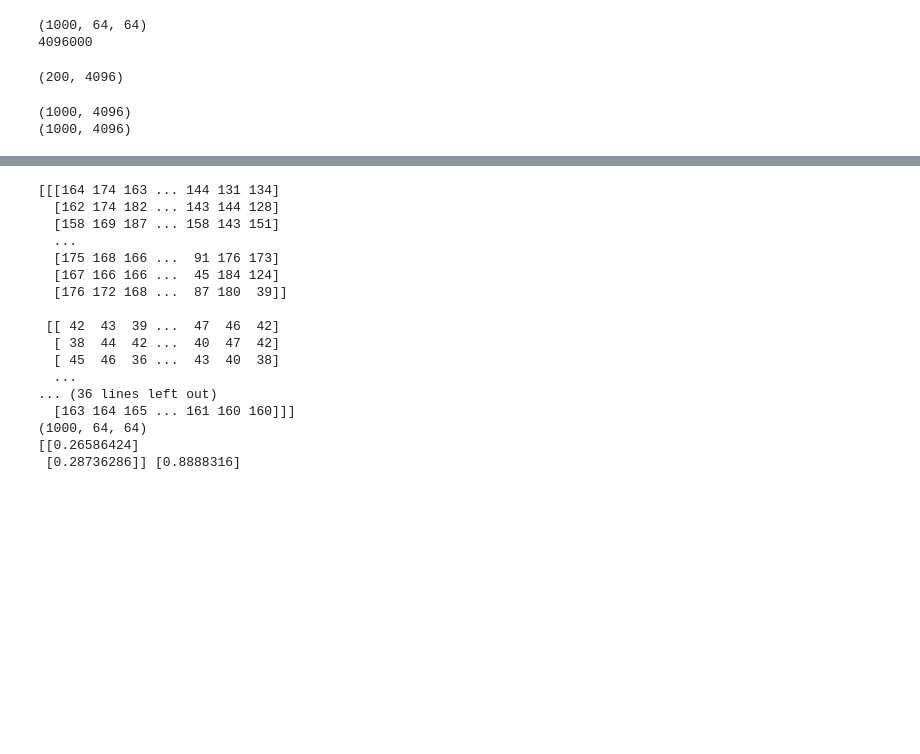
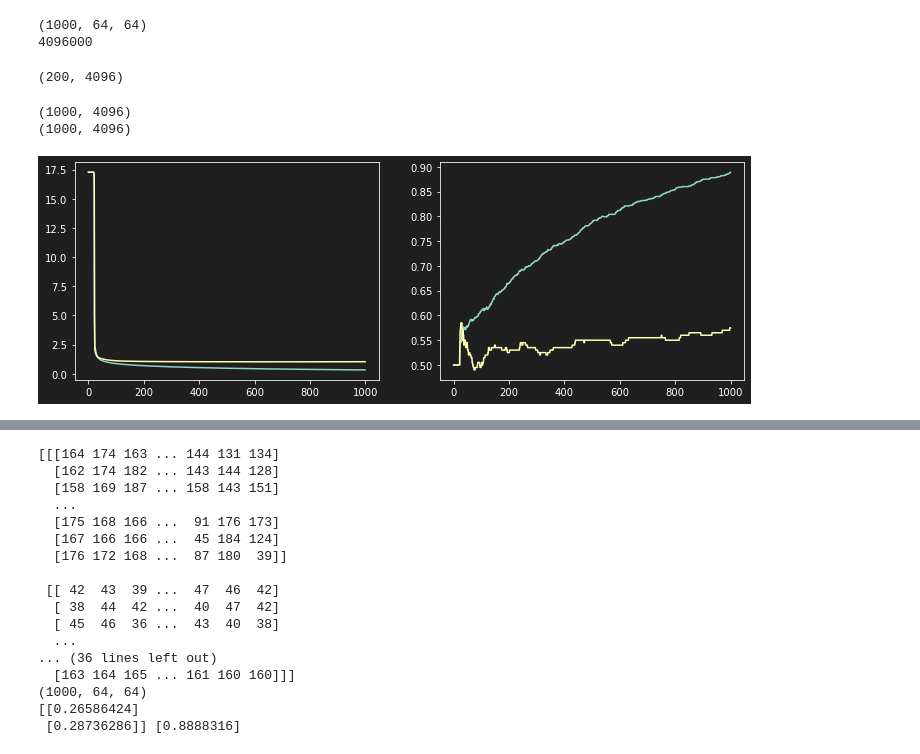
Before and after one commit to ichiro10/DeepLearning_Image_Recognition_Dogs_vs_Cats, a Jupyter notebook: ArtificialNeuron.ipynb, the cells around one changed output, grey strips where cells are left out. Cells and saved outputs as stored; diff of their text form; code cells hidden in the pictures; blank space fills up the shorter version.

```diff
--- a/ArtificialNeuron.ipynb
+++ b/ArtificialNeuron.ipynb
@@ -215,16 +258,20 @@ print(64*64*1000)
 # %%
 X_trainreshaped = X_train.reshape(X_train.shape[0],-1)
 X_train_normalized = X_trainreshaped/ 254
-# %%
-X_test_reshape = X_test.reshape(X_test.shape[0], -1)/X_train.max()
-X_test_reshape.shape
-# %% [output]
-(200, 4096)
+# %%
+X_test_reshape = X_test.reshape(X_test.shape[0], -1)/X_train.max()
+X_test_reshape.shape
+# %% [output]
+(200, 4096)
 # %%
 print(X_trainreshaped.shape)
 print(X_train_normalized.shape)
 # %% [output]
 (1000, 4096)
 (1000, 4096)
+# %%
+W, b= artificial_neuron3(X_train_normalized, Y_train, X_test_reshape , Y_test , learning_rate=0.01, n_iter=10000)
+# %% [output]
+[figure, added]
 # %%
 W, b= artificial_neuron(X_train_normalized, Y_train, learning_rate=0.01, n_iter=10000)
```
Also changed, not shown: parts of 11 cells of this notebook.
